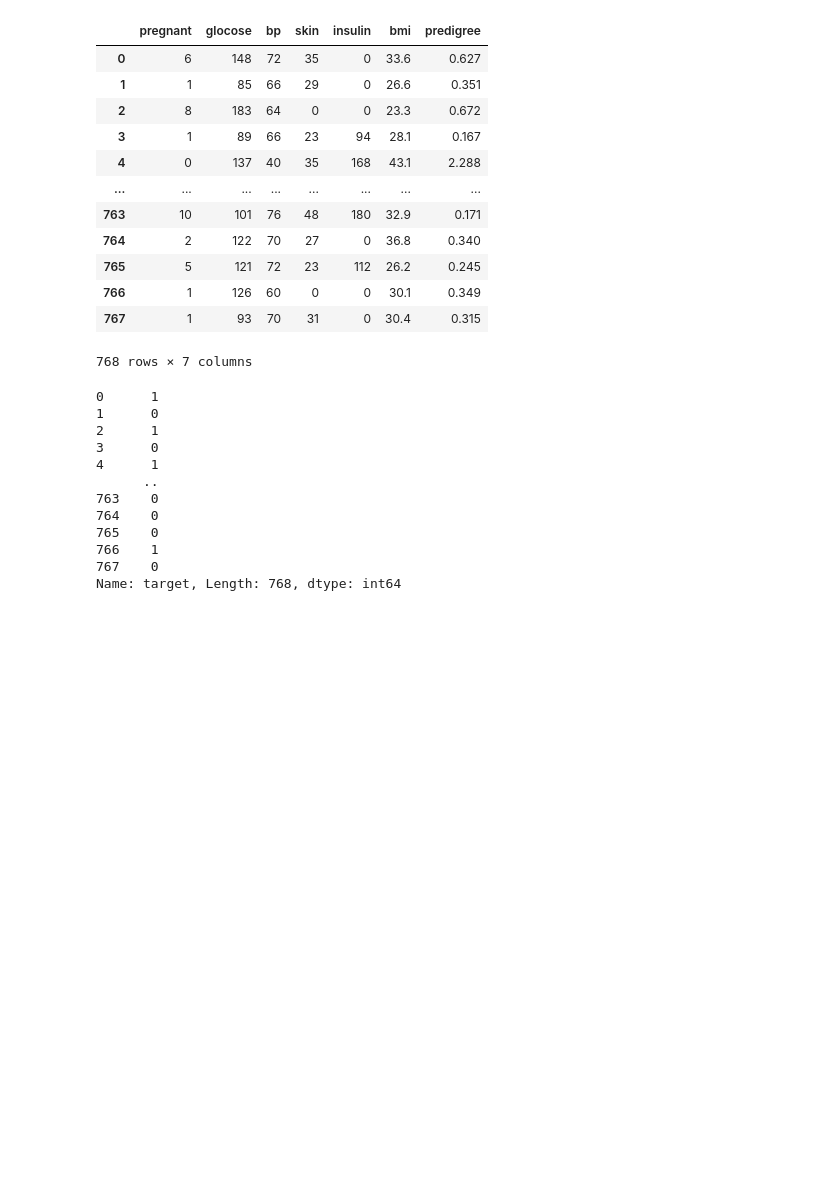
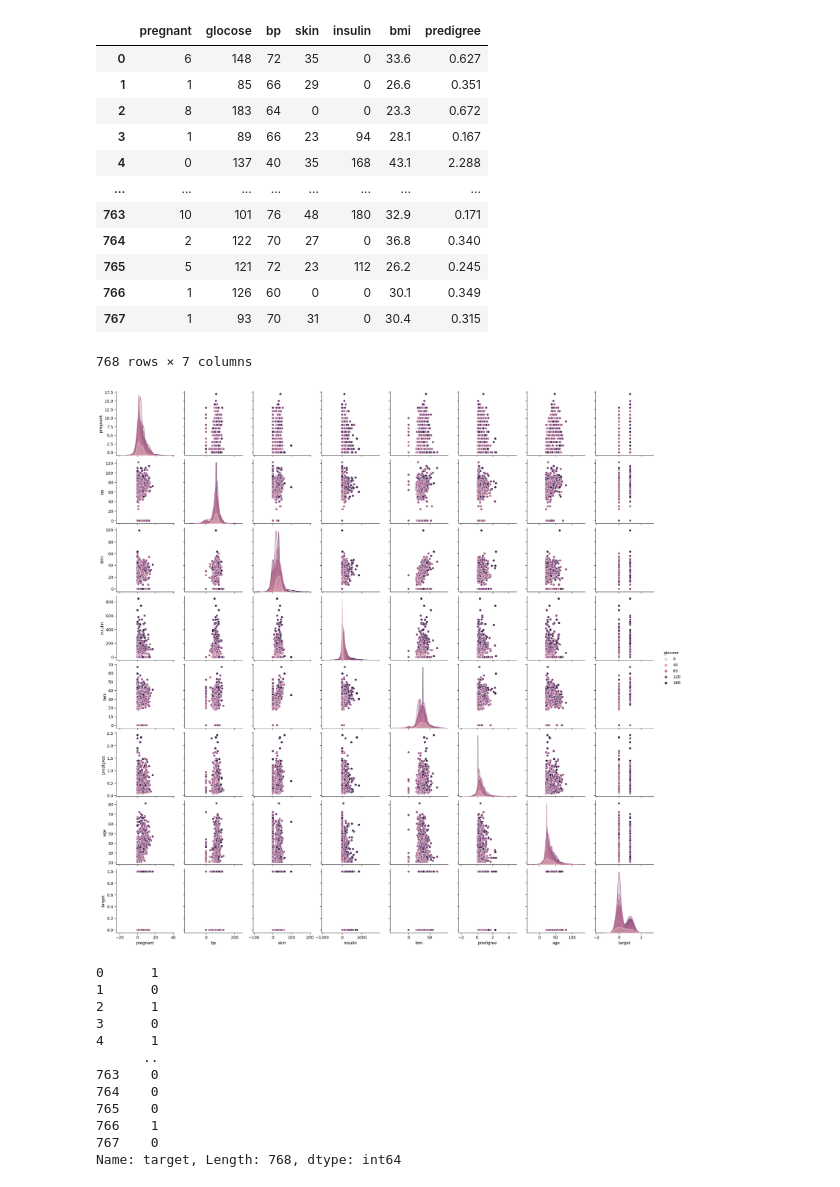
Before and after one commit to Ashwinimedaboina/Diabeties-MachineLearning, a Jupyter notebook: project.ipynb, the cells around one changed output. Drawn from its saved outputs; the diff is of its cells as text; code cells hidden in the pictures; blank space fills up the shorter version.

```diff
--- a/project.ipynb
+++ b/project.ipynb
@@ -98,6 +119,12 @@ features
 | 766 | 1 | 126 | 60 | 0 | 0 | 30.1 | 0.349 |
 | 767 | 1 | 93 | 70 | 31 | 0 | 30.4 | 0.315 |
 768 rows × 7 columns
+# %%
+# Example: Pair plot for glocose
+sns.pairplot(data=df,hue='glocose')
+plt.show()
+# %% [output]
+[figure, new version]
 # %%
 #here we seperate target column as target
 target=df.iloc[:,-1]
```
Also changed, not shown: parts of 12 cells of this notebook.
